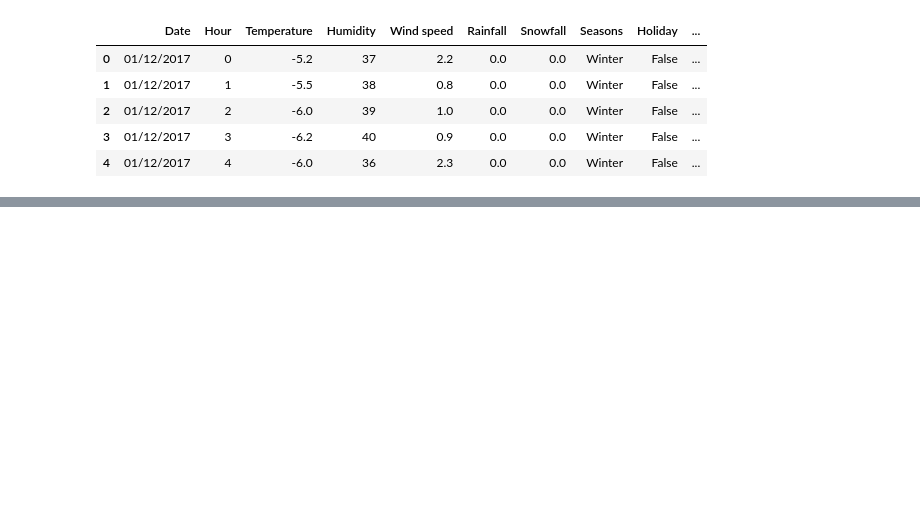
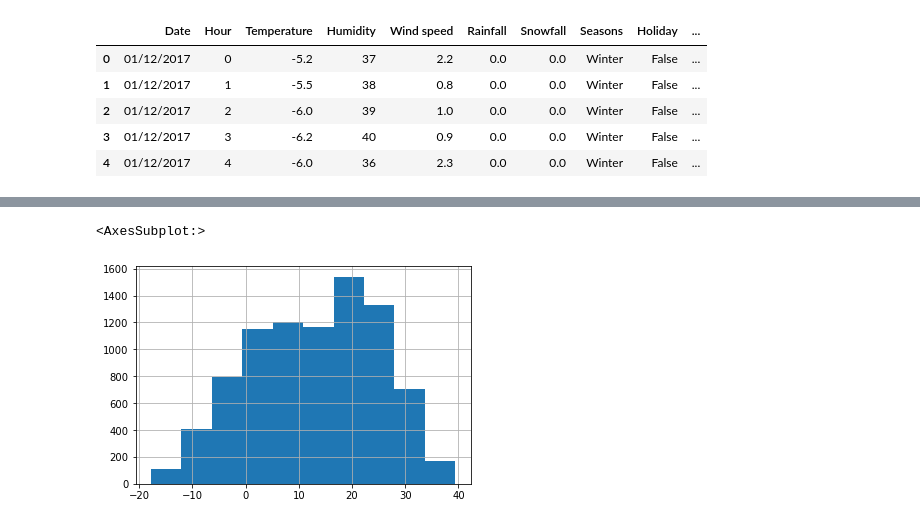
Before and after one commit to rogovich/2022_POL_Data_Analysis_in_Python, a Jupyter notebook: @In-Class_Notebooks/2022.02.01/20220102_Pandas.ipynb, the cells around one changed output, grey strips where cells are left out. Saved outputs shown, nothing was run; the diff lists cells and outputs as text; code cells hidden in the pictures; blank space fills up the shorter version.

```diff
--- a/@In-Class_Notebooks/2022.02.01/20220102_Pandas.ipynb
+++ b/@In-Class_Notebooks/2022.02.01/20220102_Pandas.ipynb
@@ -261,0 +650,2 @@ bikes['a'].sum()
+# %%
+bikes = pd.read_pickle('https://github.com/rogovich/Data/blob/master/data/BikesDataVars.pkl?raw=true')
@@ -261,0 +753,5 @@ bikes['a'].sum()
+# %%
+bikes['Temperature'].hist()
+# %% [output]
+<AxesSubplot:>
+[figure, added]
```
Also changed, not shown: parts of 58 cells of this notebook, 3 other files.
